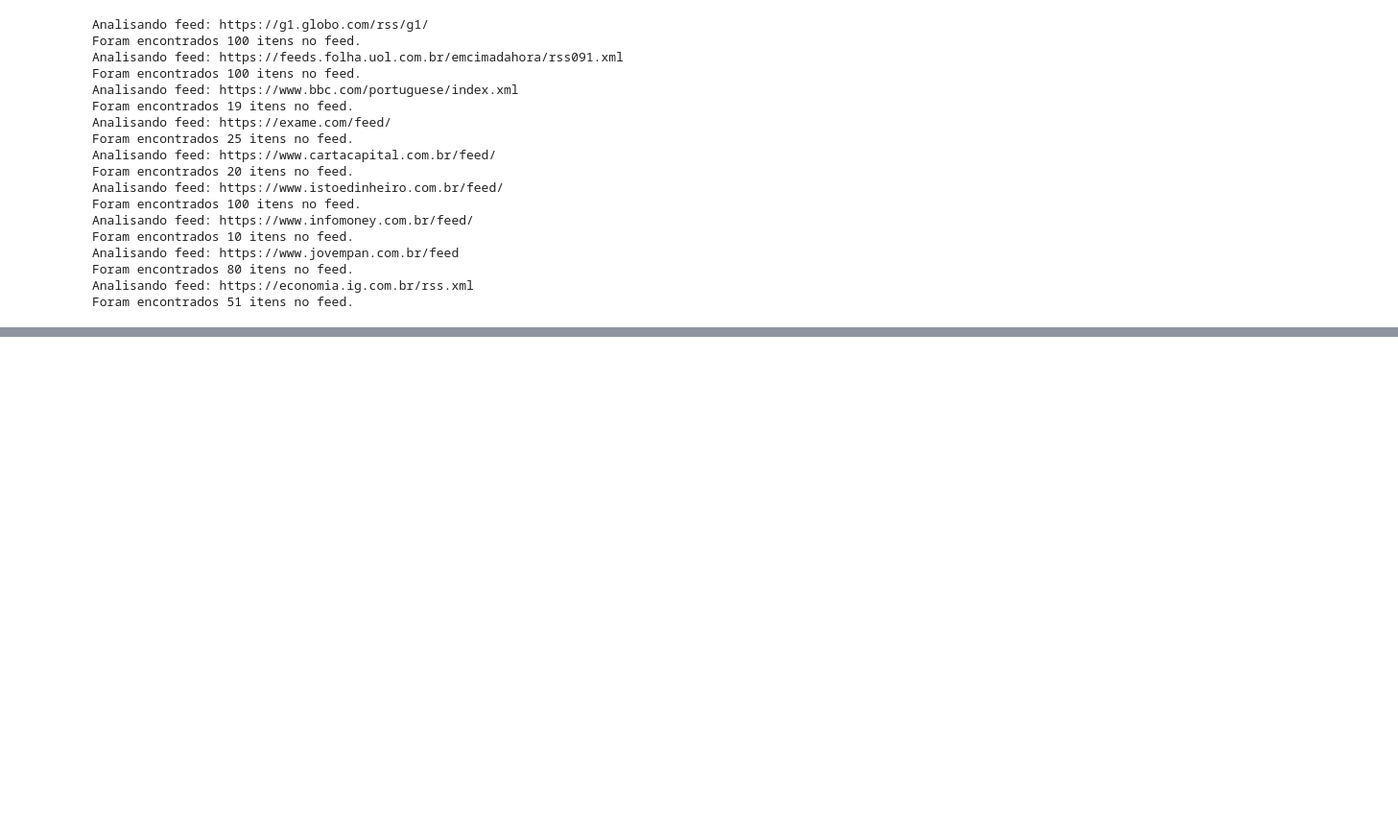
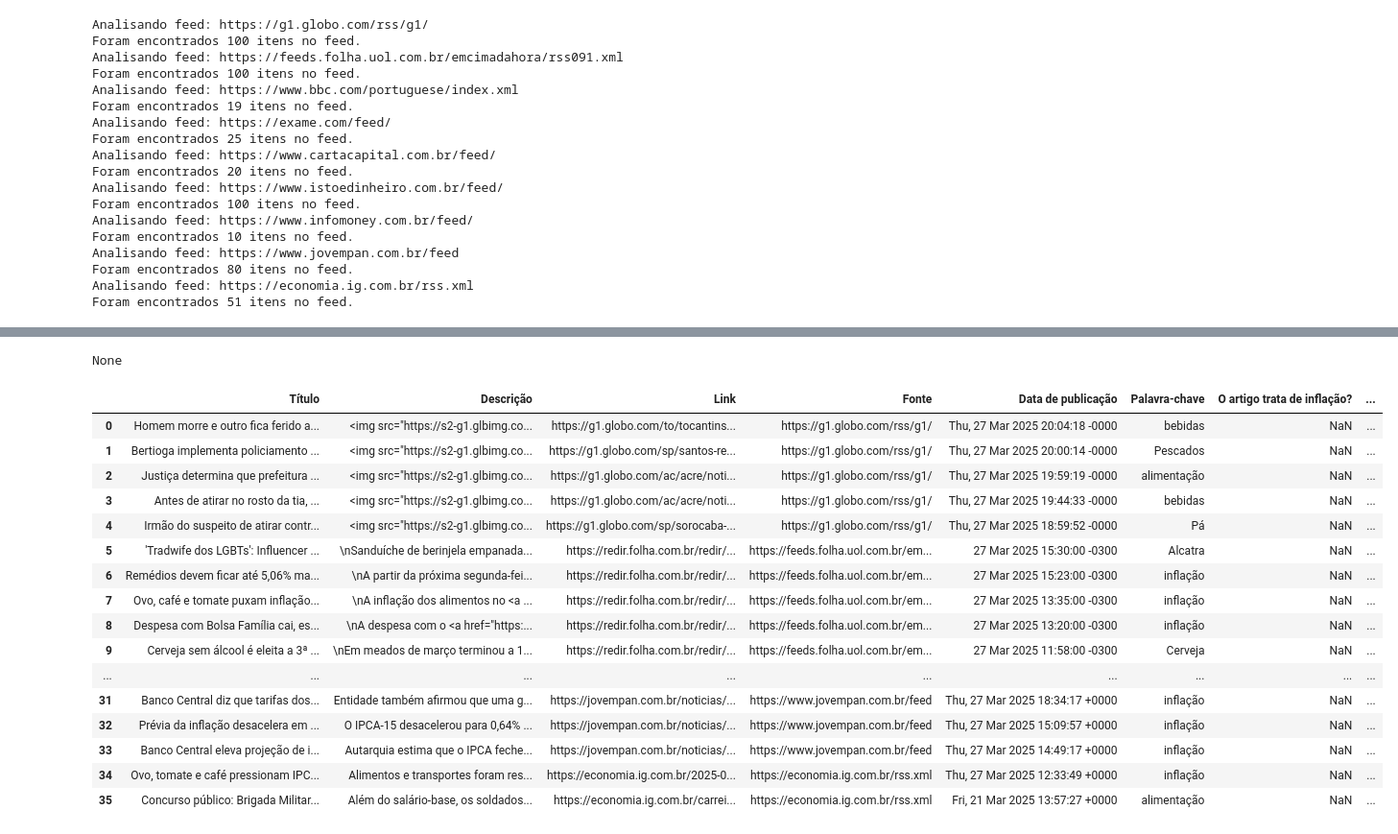
Before and after one commit to marcelo7bastos/alerta_inflacao, a Jupyter notebook: fofoqueiro.ipynb, the cells around one changed output, grey strips where cells are left out. Shown: that part at 96% size. Cells and saved outputs as stored; diff of their text form; code cells hidden in the pictures; blank space fills up the shorter version.

```diff
--- a/fofoqueiro.ipynb
+++ b/fofoqueiro.ipynb
@@ -183,0 +416,26 @@ Palavra-chave: inflação
+# %%
+print(artigos_classificados)
+# %% [output]
+None
+# %%
+# abrir resultados_classificacao.csv e exibir os resultados
+df = pd.read_csv('resultados_classificacao.csv')
+df
+# %% [output]
+|  | Título | Descrição | Link | Fonte | Data de publicação | Palavra-chave | O artigo trata de inflação? | ... |
+| 0 | Homem morre e outro fica ferido a... | <img src="https://s2-g1.glbimg.co... | https://g1.globo.com/to/tocantins... | https://g1.globo.com/rss/g1/ | Thu, 27 Mar 2025 20:04:18 -0000 | bebidas | NaN | ... |
+| 1 | Bertioga implementa policiamento ... | <img src="https://s2-g1.glbimg.co... | https://g1.globo.com/sp/santos-re... | https://g1.globo.com/rss/g1/ | Thu, 27 Mar 2025 20:00:14 -0000 | Pescados | NaN | ... |
+| 2 | Justiça determina que prefeitura ... | <img src="https://s2-g1.glbimg.co... | https://g1.globo.com/ac/acre/noti... | https://g1.globo.com/rss/g1/ | Thu, 27 Mar 2025 19:59:19 -0000 | alimentação | NaN | ... |
+| 3 | Antes de atirar no rosto da tia, ... | <img src="https://s2-g1.glbimg.co... | https://g1.globo.com/ac/acre/noti... | https://g1.globo.com/rss/g1/ | Thu, 27 Mar 2025 19:44:33 -0000 | bebidas | NaN | ... |
+| 4 | Irmão do suspeito de atirar contr... | <img src="https://s2-g1.glbimg.co... | https://g1.globo.com/sp/sorocaba-... | https://g1.globo.com/rss/g1/ | Thu, 27 Mar 2025 18:59:52 -0000 | Pá | NaN | ... |
+| 5 | 'Tradwife dos LGBTs': Influencer ... | \nSanduíche de berinjela empanada... | https://redir.folha.com.br/redir/... | https://feeds.folha.uol.com.br/em... | 27 Mar 2025 15:30:00 -0300 | Alcatra | NaN | ... |
+| 6 | Remédios devem ficar até 5,06% ma... | \nA partir da próxima segunda-fei... | https://redir.folha.com.br/redir/... | https://feeds.folha.uol.com.br/em... | 27 Mar 2025 15:23:00 -0300 | inflação | NaN | ... |
+| 7 | Ovo, café e tomate puxam inflação... | \nA inflação dos alimentos no <a ... | https://redir.folha.com.br/redir/... | https://feeds.folha.uol.com.br/em... | 27 Mar 2025 13:35:00 -0300 | inflação | NaN | ... |
+| 8 | Despesa com Bolsa Família cai, es... | \nA despesa com o <a href="https:... | https://redir.folha.com.br/redir/... | https://feeds.folha.uol.com.br/em... | 27 Mar 2025 13:20:00 -0300 | inflação | NaN | ... |
+| 9 | Cerveja sem álcool é eleita a 3ª ... | \nEm meados de março terminou a 1... | https://redir.folha.com.br/redir/... | https://feeds.folha.uol.com.br/em... | 27 Mar 2025 11:58:00 -0300 | Cerveja | NaN | ... |
+| ... | ... | ... | ... | ... | ... | ... | ... | ... |
+| 31 | Banco Central diz que tarifas dos... | Entidade também afirmou que uma g... | https://jovempan.com.br/noticias/... | https://www.jovempan.com.br/feed | Thu, 27 Mar 2025 18:34:17 +0000 | inflação | NaN | ... |
+| 32 | Prévia da inflação desacelera em ... | O IPCA-15 desacelerou para 0,64% ... | https://jovempan.com.br/noticias/... | https://www.jovempan.com.br/feed | Thu, 27 Mar 2025 15:09:57 +0000 | inflação | NaN | ... |
+| 33 | Banco Central eleva projeção de i... | Autarquia estima que o IPCA feche... | https://jovempan.com.br/noticias/... | https://www.jovempan.com.br/feed | Thu, 27 Mar 2025 14:49:17 +0000 | inflação | NaN | ... |
+| 34 | Ovo, tomate e café pressionam IPC... | Alimentos e transportes foram res... | https://economia.ig.com.br/2025-0... | https://economia.ig.com.br/rss.xml | Thu, 27 Mar 2025 12:33:49 +0000 | inflação | NaN | ... |
+| 35 | Concurso público: Brigada Militar... | Além do salário-base, os soldados... | https://economia.ig.com.br/carrei... | https://economia.ig.com.br/rss.xml | Fri, 21 Mar 2025 13:57:27 +0000 | alimentação | NaN | ... |
```
Also changed, not shown: parts of 10 cells of this notebook, 3 other files.
